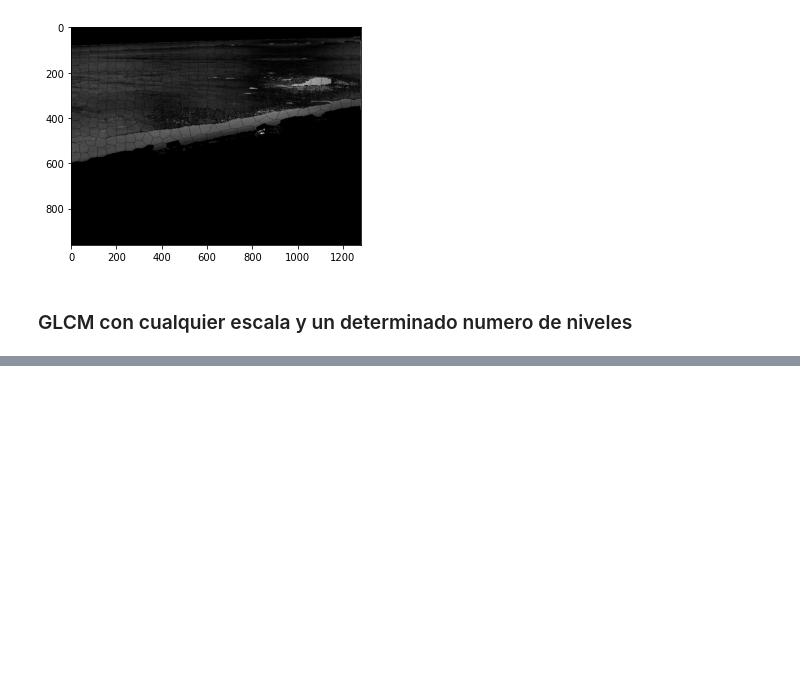
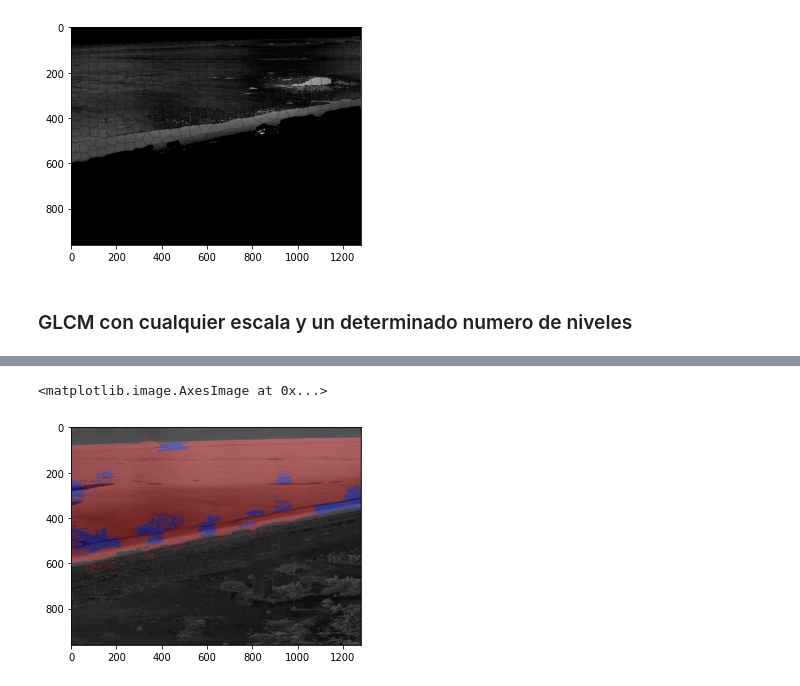
Before and after one commit to FranciscoAng/Proyecto_RP, a Jupyter notebook: Proyecto.ipynb, the cells around one changed output, grey strips where cells are left out. Drawn from its saved outputs; the diff is of its cells as text; code cells hidden in the pictures; blank space fills up the shorter version.

```diff
--- a/Proyecto.ipynb
+++ b/Proyecto.ipynb
@@ -303,0 +339,12 @@ plt.imshow(mask[0], cmap=cm.gray)
+# %%
+def PreProcesamiento(img,size,compact):
+    #Unsharp Masking
+    um_Img = unsharp_mask(img,radius=3,amount=0.1,multichannel=False)
+    #Filtro Sobel
+    sobel_Img = np.float32(sobel(um_Img))
+    #Canal S como referencia para superpixeles (en float32 para poder usar la funcion)
+    sharp_Img = sobel_Img[:,:,1]
+    #Separamos la imagen en superpixeles (tamaño 40, compacidad 0.05)
+    slicIm, lblSlic, n_Slic = imagetoSP(sharp_Img,size,compact)
+
+    return um_Img, sobel_Img, sharp_Img, slicIm, lblSlic, n_Slic
@@ -303,0 +602,19 @@ plt.imshow(mask[0], cmap=cm.gray)
+# %%
+#Matriz que guardara las etiquetas de los pixeles clasificados
+lbl_final = -1*np.ones(img[:,:,0].shape)
+
+#Para cada clase con su lista de SP que le corresponden
+for key, value in classes_dict.items():
+    #Para cada superpixel
+    for SP in value:
+        #Colocar las clases que corresponden a ese superpixel
+        lbl_final[np.where(lblSlic==SP)]=key
+
+#Superponer la matriz con las etiquetas en la imagen original
+color2 = label2rgb(lbl_final, image=img, bg_label=-1)
+
+#Mostrar la imagen resultante
+plt.imshow(color2)
+# %% [output]
+<matplotlib.image.AxesImage at 0x...>
+[figure, added]
```
Also changed, not shown: parts of 15 cells of this notebook.
